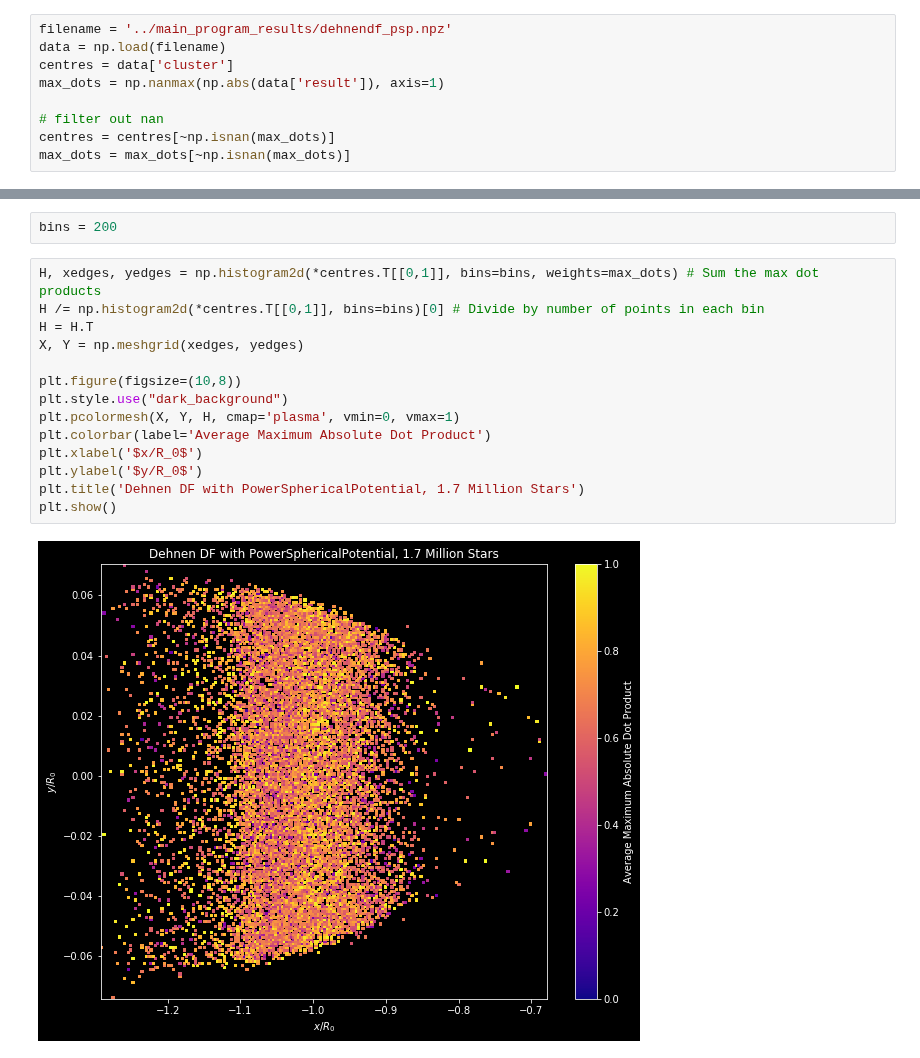
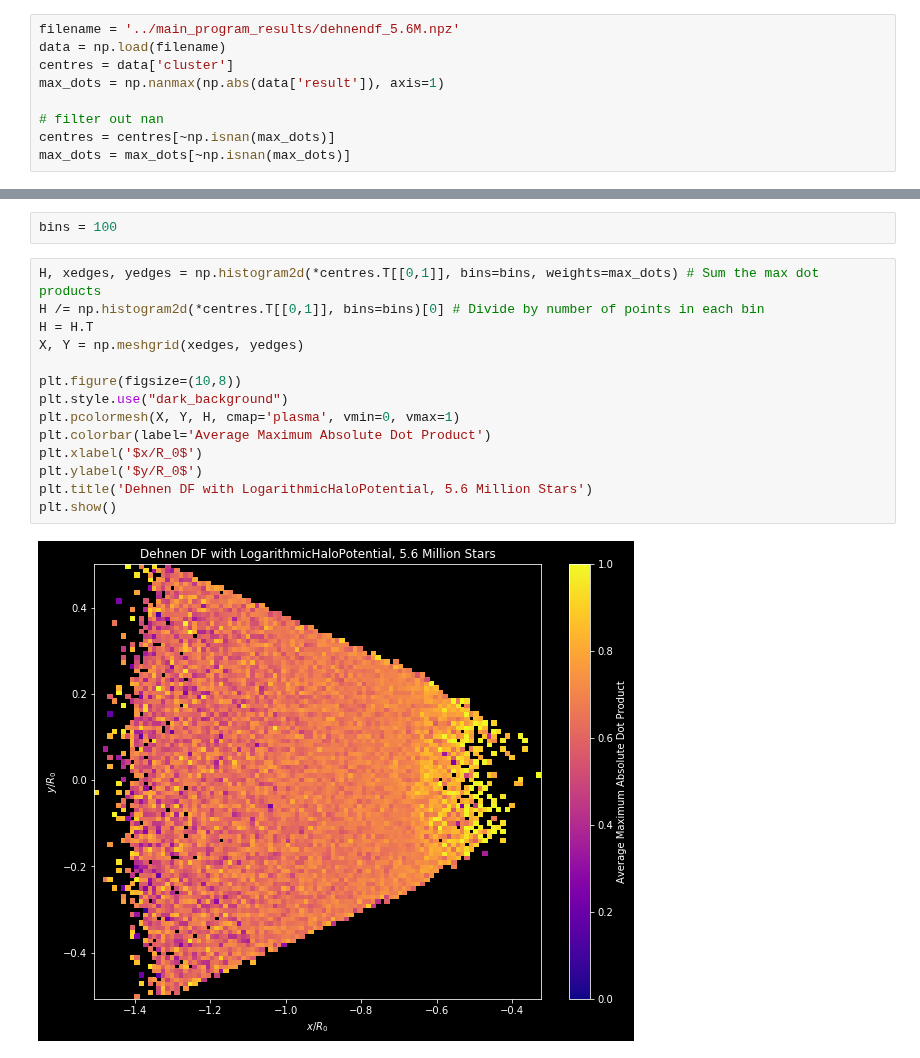
Before and after one commit to mwbub/Gaia-I3, a Jupyter notebook: Code/mock_data/dehnendf/2d_plots/2d_plots.ipynb, the cells around one changed output, grey strips where cells are left out. Saved outputs shown, nothing was run; the diff lists cells and outputs as text.

Commit message:
Ran main program on new dehnendf data and updated the 2D plots

```diff
--- a/Code/mock_data/dehnendf/2d_plots/2d_plots.ipynb
+++ b/Code/mock_data/dehnendf/2d_plots/2d_plots.ipynb
@@ -4,5 +5,5 @@ import matplotlib.pyplot as plt
 # %%
-filename = '../main_program_results/dehnendf_psp.npz'
+filename = '../main_program_results/dehnendf_5.6M.npz'
 data = np.load(filename)
 centres = data['cluster']
 max_dots = np.nanmax(np.abs(data['result']), axis=1)
@@ -46,21 +47,21 @@ plt.show()
 # %%
-bins = 200
+bins = 100
 # %%
 H, xedges, yedges = np.histogram2d(*centres.T[[0,1]], bins=bins, weights=max_dots) # Sum the max dot products
 H /= np.histogram2d(*centres.T[[0,1]], bins=bins)[0] # Divide by number of points in each bin
 H = H.T
 X, Y = np.meshgrid(xedges, yedges)
 
 plt.figure(figsize=(10,8))
 plt.style.use("dark_background")
 plt.pcolormesh(X, Y, H, cmap='plasma', vmin=0, vmax=1)
 plt.colorbar(label='Average Maximum Absolute Dot Product')
 plt.xlabel('$x/R_0$')
 plt.ylabel('$y/R_0$')
-plt.title('Dehnen DF with PowerSphericalPotential, 1.7 Million Stars')
+plt.title('Dehnen DF with LogarithmicHaloPotential, 5.6 Million Stars')
 plt.show()
 # %% [output]
-[figure, old version]
+[figure, new version]
 # %%
 H, xedges, yedges = np.histogram2d(*centres.T[[0,2]], bins=bins, weights=max_dots) # Sum the max dot products
 H /= np.histogram2d(*centres.T[[0,2]], bins=bins)[0] # Divide by number of points in each bin
```
Also changed, not shown: parts of 6 cells of this notebook, 3 other files.
